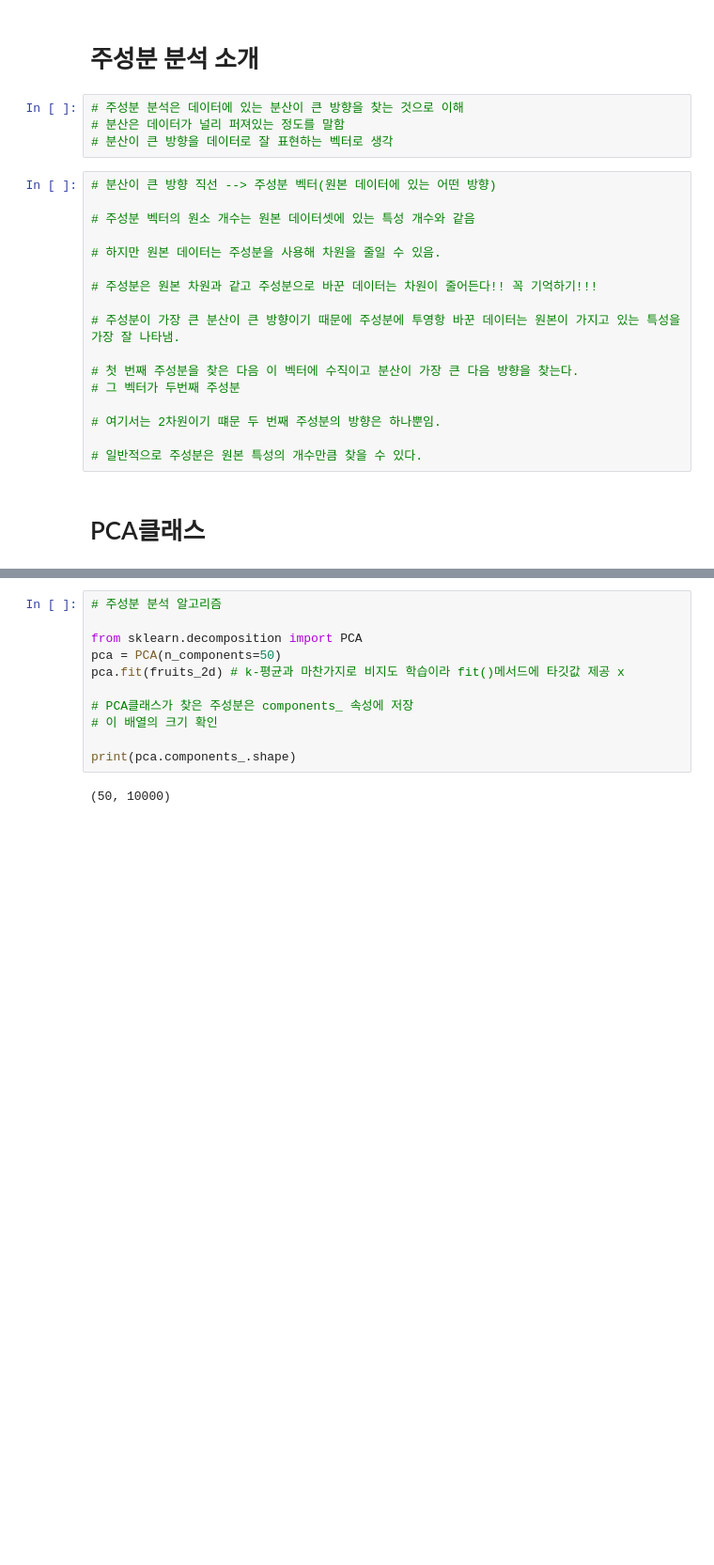
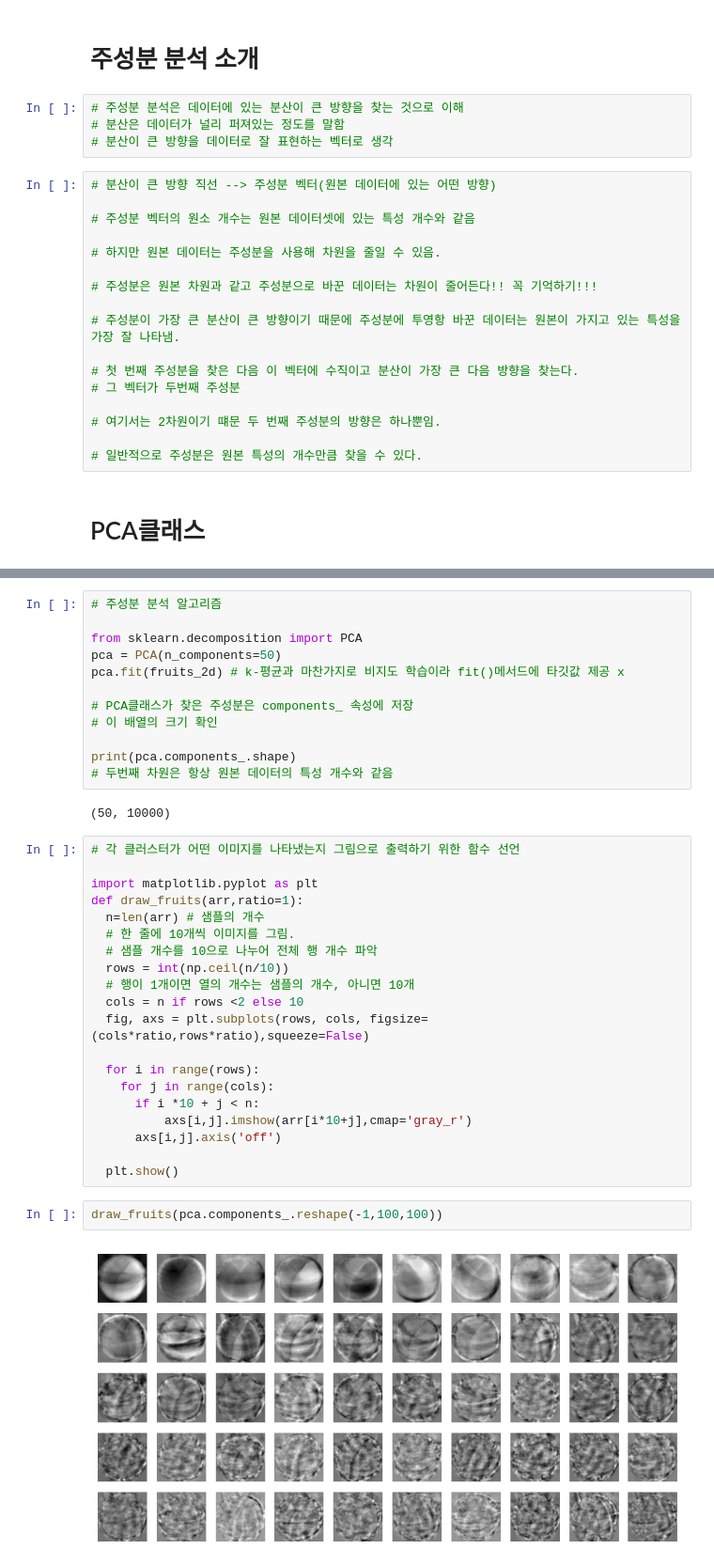
Before and after one commit to jxxngho/HG_MLDL, a Jupyter notebook: 06_3_Principal_Component_Analysis.ipynb, the cells around one changed output, grey strips where cells are left out. Shown at 94% size. Cells and saved outputs as stored; diff of their text form; blank space fills up the shorter version.

```diff
--- a/06_3_Principal_Component_Analysis.ipynb
+++ b/06_3_Principal_Component_Analysis.ipynb
@@ -75,5 +75,30 @@ pca.fit(fruits_2d) # k-평균과 마찬가지로 비지도 학습이라 fit()메
 # 이 배열의 크기 확인
 
 print(pca.components_.shape)
+# 두번째 차원은 항상 원본 데이터의 특성 개수와 같음
 # %% [output]
 (50, 10000)
+# %%
+# 각 클러스터가 어떤 이미지를 나타냈는지 그림으로 출력하기 위한 함수 선언
+
+import matplotlib.pyplot as plt
+def draw_fruits(arr,ratio=1):
+  n=len(arr) # 샘플의 개수
+  # 한 줄에 10개씩 이미지를 그림.
+  # 샘플 개수를 10으로 나누어 전체 행 개수 파악
+  rows = int(np.ceil(n/10))
+  # 행이 1개이면 열의 개수는 샘플의 개수, 아니면 10개
+  cols = n if rows <2 else 10
+  fig, axs = plt.subplots(rows, cols, figsize=(cols*ratio,rows*ratio),squeeze=False)
+
+  for i in range(rows):
+    for j in range(cols):
+      if i *10 + j < n:
+          axs[i,j].imshow(arr[i*10+j],cmap='gray_r')
+      axs[i,j].axis('off')
+
+  plt.show()
+# %%
+draw_fruits(pca.components_.reshape(-1,100,100))
+# %% [output]
+[figure, added]
```
Also changed, not shown: parts of 21 cells of this notebook.
